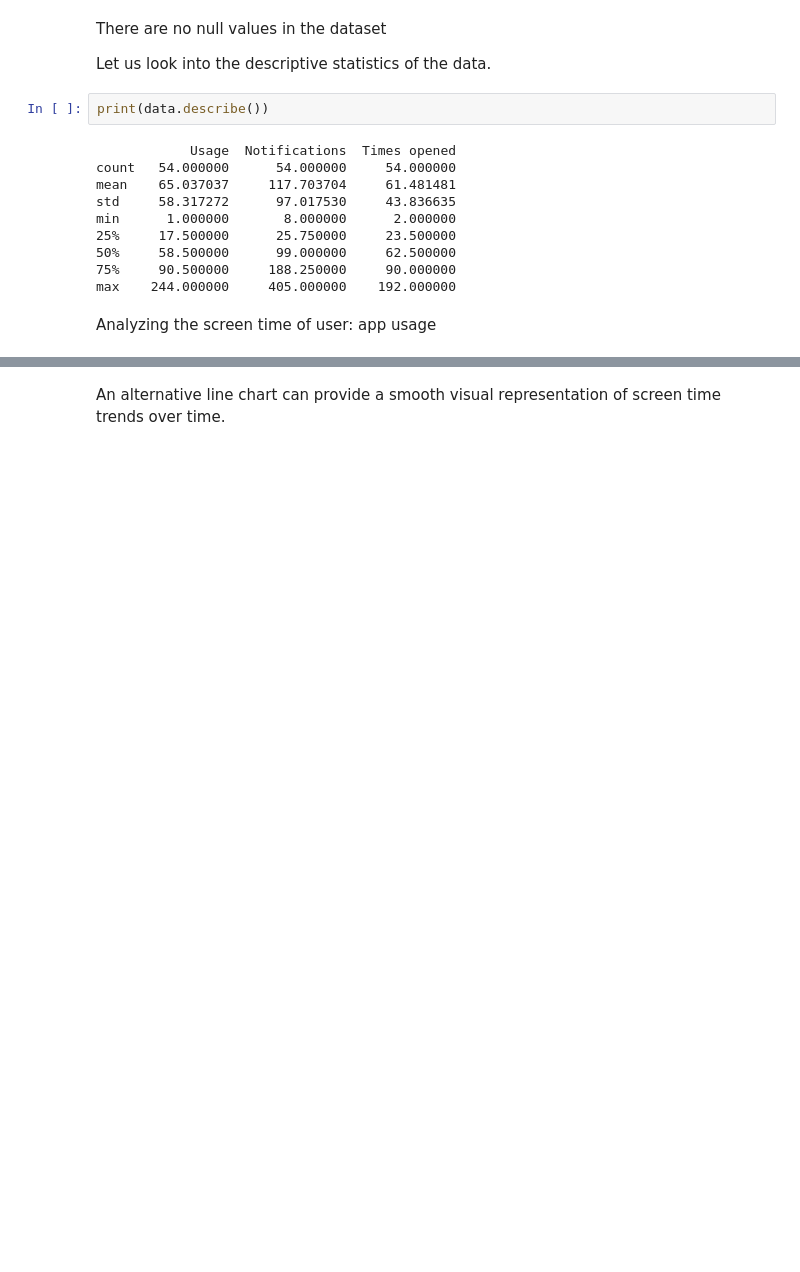
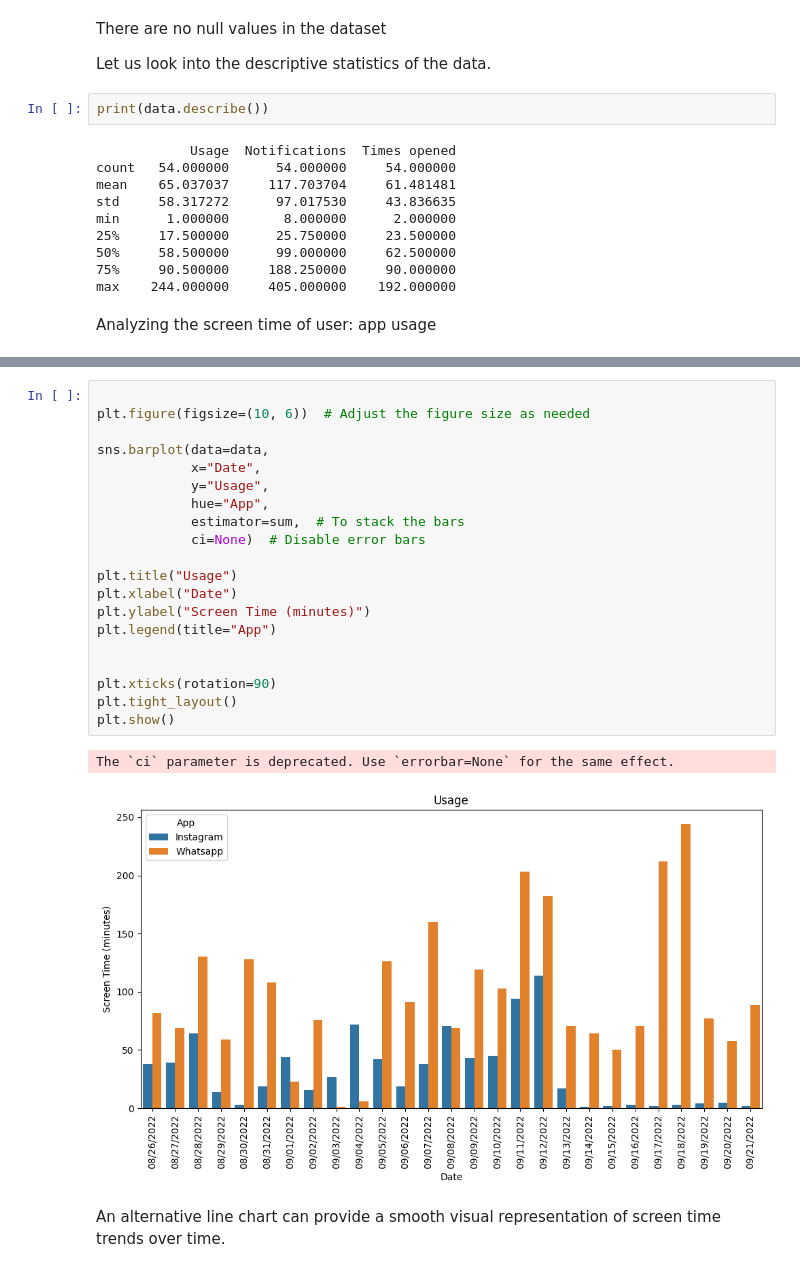
Before and after one commit to anjanasa13/DATA-ANALYSIS, a Jupyter notebook: Screen_time__analysis.ipynb, the cells around one changed output, grey strips where cells are left out. Saved outputs shown, nothing was run; the diff lists cells and outputs as text; blank space fills up the shorter version.

```diff
--- a/Screen_time__analysis.ipynb
+++ b/Screen_time__analysis.ipynb
@@ -85,2 +60,25 @@ figure.show()
+# %%
+
+plt.figure(figsize=(10, 6))  # Adjust the figure size as needed
+
+sns.barplot(data=data,
+            x="Date",
+            y="Usage",
+            hue="App",
+            estimator=sum,  # To stack the bars
+            ci=None)  # Disable error bars
+
+plt.title("Usage")
+plt.xlabel("Date")
+plt.ylabel("Screen Time (minutes)")
+plt.legend(title="App")
+
+
+plt.xticks(rotation=90)
+plt.tight_layout()
+plt.show()
+# %% [output]
+The `ci` parameter is deprecated. Use `errorbar=None` for the same effect.
+[figure, added]
 # %% [markdown]
 An alternative line chart can provide a smooth visual representation of screen time trends over time.
```
Also changed, not shown: parts of 8 cells of this notebook.
